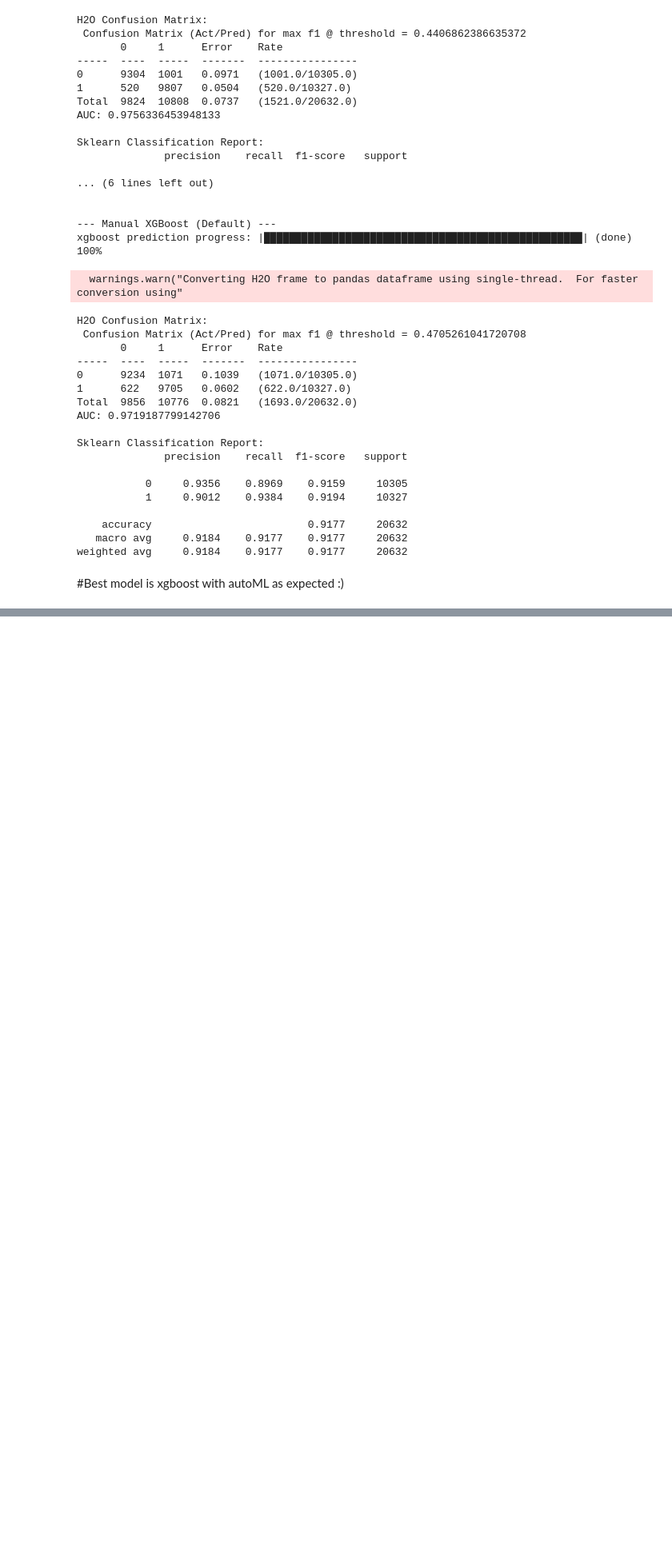
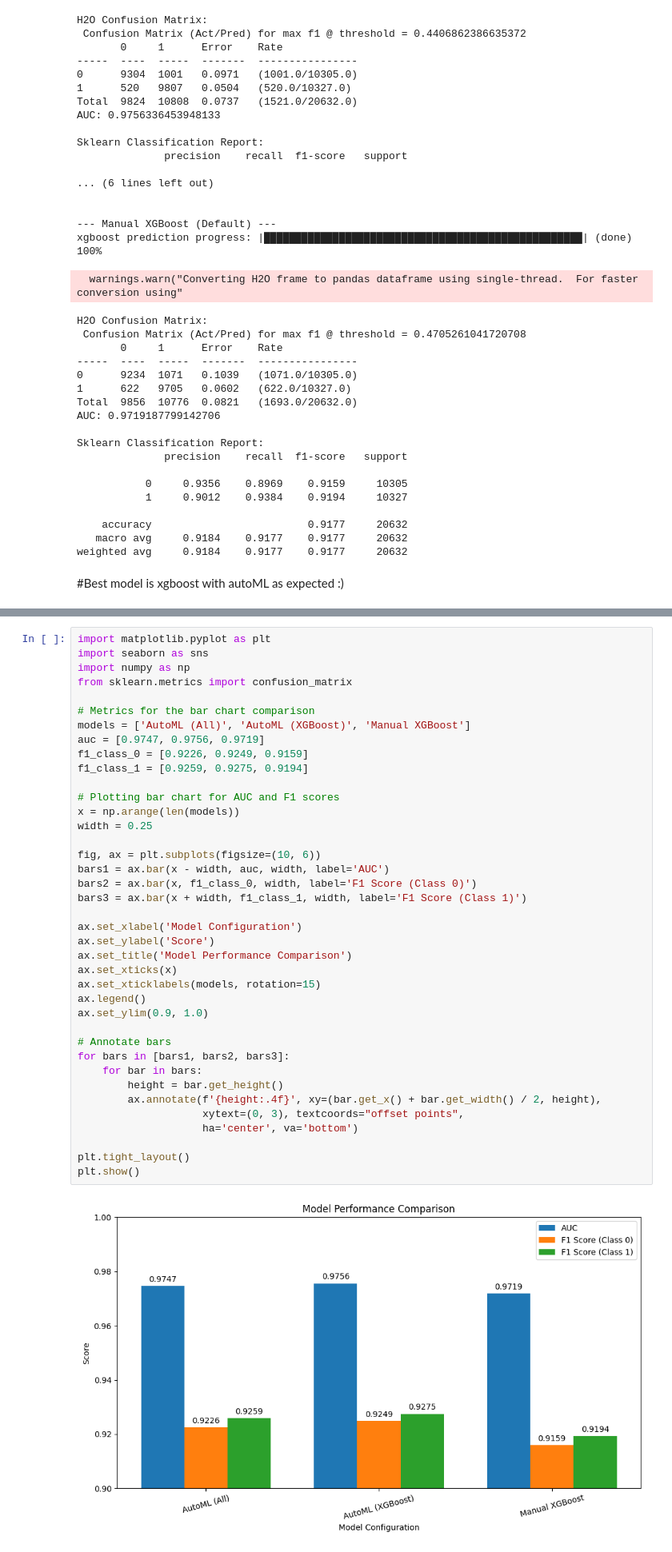
Before and after one commit to HussainBadreddeen/AutoML_Thesis, a Jupyter notebook: H2o_thesis.ipynb, the cells around one changed output, grey strips where cells are left out. Shown at 80% size. Cells and saved outputs as stored; diff of their text form; blank space fills up the shorter version.

Commit message:
results out ;) + visualizations

```diff
--- a/H2o_thesis.ipynb
+++ b/H2o_thesis.ipynb
@@ -457,0 +460,41 @@ weighted avg     0.9184    0.9177    0.9177     20632
+# %%
+import matplotlib.pyplot as plt
+import seaborn as sns
+import numpy as np
+from sklearn.metrics import confusion_matrix
+
+# Metrics for the bar chart comparison
+models = ['AutoML (All)', 'AutoML (XGBoost)', 'Manual XGBoost']
+auc = [0.9747, 0.9756, 0.9719]
+f1_class_0 = [0.9226, 0.9249, 0.9159]
+f1_class_1 = [0.9259, 0.9275, 0.9194]
+
+# Plotting bar chart for AUC and F1 scores
+x = np.arange(len(models))
+width = 0.25
+
+fig, ax = plt.subplots(figsize=(10, 6))
+bars1 = ax.bar(x - width, auc, width, label='AUC')
+bars2 = ax.bar(x, f1_class_0, width, label='F1 Score (Class 0)')
+bars3 = ax.bar(x + width, f1_class_1, width, label='F1 Score (Class 1)')
+
+ax.set_xlabel('Model Configuration')
+ax.set_ylabel('Score')
+ax.set_title('Model Performance Comparison')
+ax.set_xticks(x)
+ax.set_xticklabels(models, rotation=15)
+ax.legend()
+ax.set_ylim(0.9, 1.0)
+
+# Annotate bars
+for bars in [bars1, bars2, bars3]:
+    for bar in bars:
+        height = bar.get_height()
+        ax.annotate(f'{height:.4f}', xy=(bar.get_x() + bar.get_width() / 2, height),
+                    xytext=(0, 3), textcoords="offset points",
+                    ha='center', va='bottom')
+
+plt.tight_layout()
+plt.show()
+# %% [output]
+[figure, added]
```
Also changed, not shown: parts of 2 cells of this notebook.
